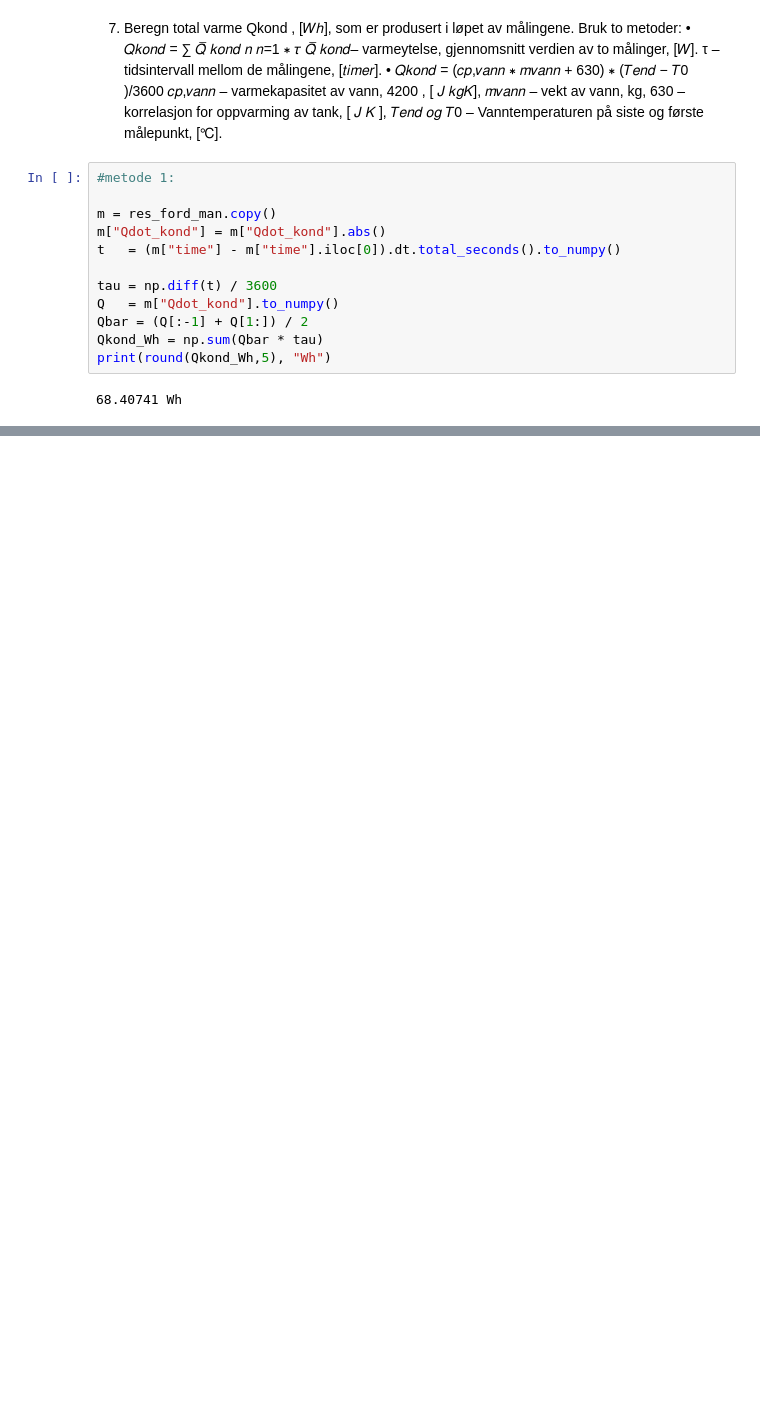
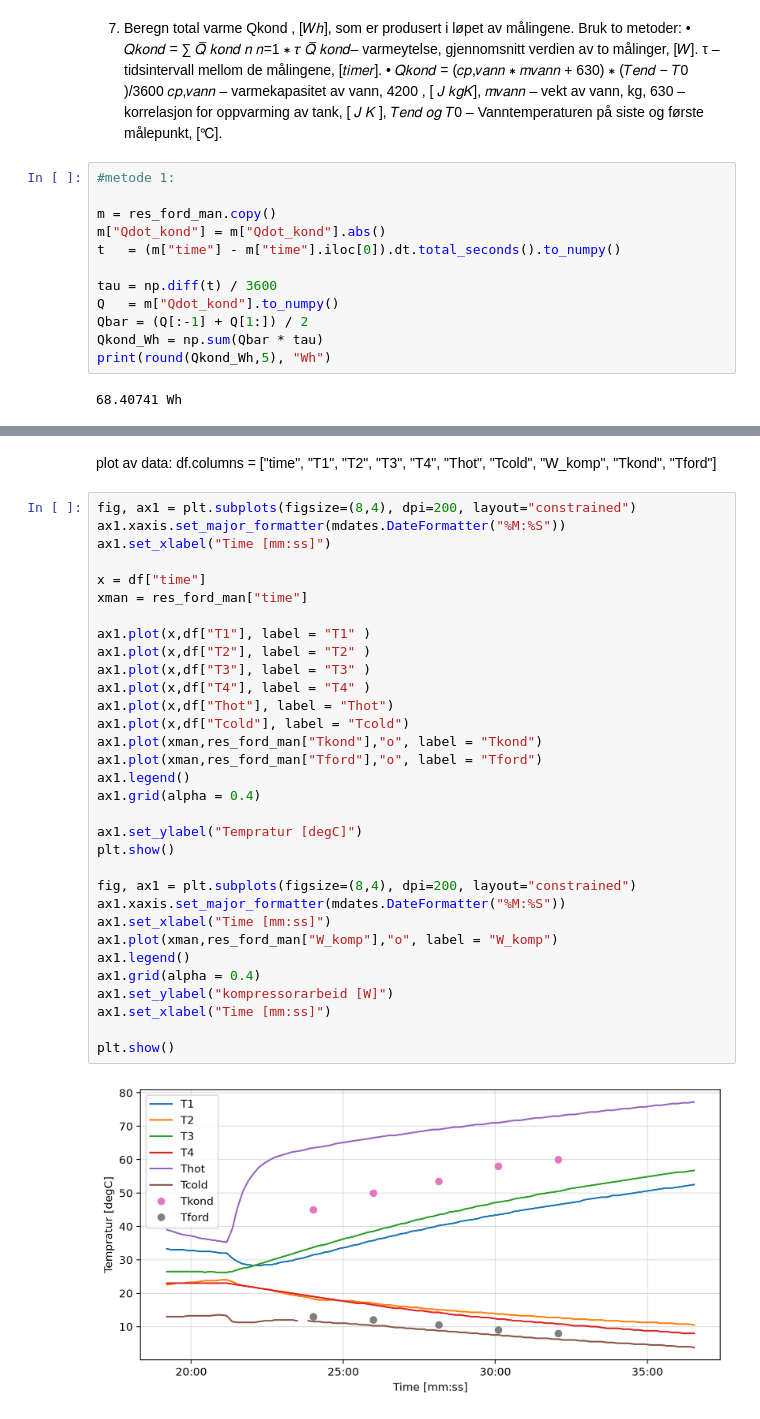
Before and after one commit to DoubleFFWasTaken/TermoLab-gh, a Jupyter notebook: TermolabGr19python.ipynb, the cells around one changed output, grey strips where cells are left out. Drawn from its saved outputs; the diff is of its cells as text; blank space fills up the shorter version.

```diff
--- a/TermolabGr19python.ipynb
+++ b/TermolabGr19python.ipynb
@@ -297,0 +315,37 @@ print(round(Qkond_Wh,5), "Wh")
+# %% [markdown]
+plot av data:
+df.columns = ["time", "T1", "T2", "T3", "T4", "Thot", "Tcold", "W_komp", "Tkond", "Tford"]
+# %%
+fig, ax1 = plt.subplots(figsize=(8,4), dpi=200, layout="constrained")
+ax1.xaxis.set_major_formatter(mdates.DateFormatter("%M:%S"))
+ax1.set_xlabel("Time [mm:ss]")
+
+x = df["time"]
+xman = res_ford_man["time"]
+
+ax1.plot(x,df["T1"], label = "T1" )
+ax1.plot(x,df["T2"], label = "T2" )
+ax1.plot(x,df["T3"], label = "T3" )
+ax1.plot(x,df["T4"], label = "T4" )
+ax1.plot(x,df["Thot"], label = "Thot")
+ax1.plot(x,df["Tcold"], label = "Tcold")
+ax1.plot(xman,res_ford_man["Tkond"],"o", label = "Tkond")
+ax1.plot(xman,res_ford_man["Tford"],"o", label = "Tford")
+ax1.legend()
+ax1.grid(alpha = 0.4)
+
+ax1.set_ylabel("Tempratur [degC]")
+plt.show()
+
+fig, ax1 = plt.subplots(figsize=(8,4), dpi=200, layout="constrained")
+ax1.xaxis.set_major_formatter(mdates.DateFormatter("%M:%S"))
+ax1.set_xlabel("Time [mm:ss]")
+ax1.plot(xman,res_ford_man["W_komp"],"o", label = "W_komp")
+ax1.legend()
+ax1.grid(alpha = 0.4)
+ax1.set_ylabel("kompressorarbeid [W]")
+ax1.set_xlabel("Time [mm:ss]")
+
+plt.show()
+# %% [output]
+[figure, added]
```
Also changed, not shown: parts of 5 cells of this notebook.
